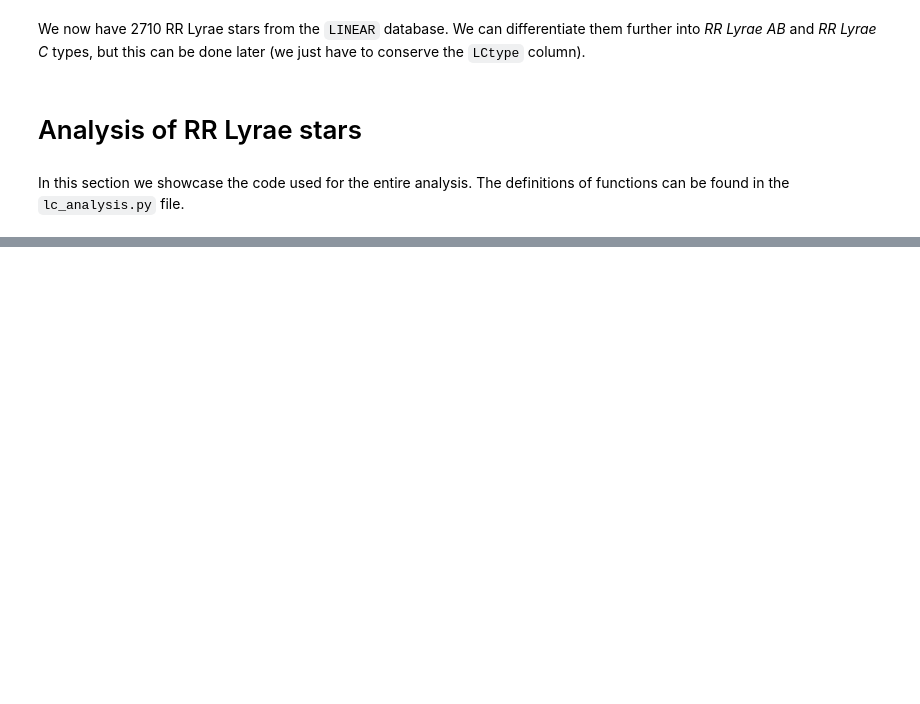
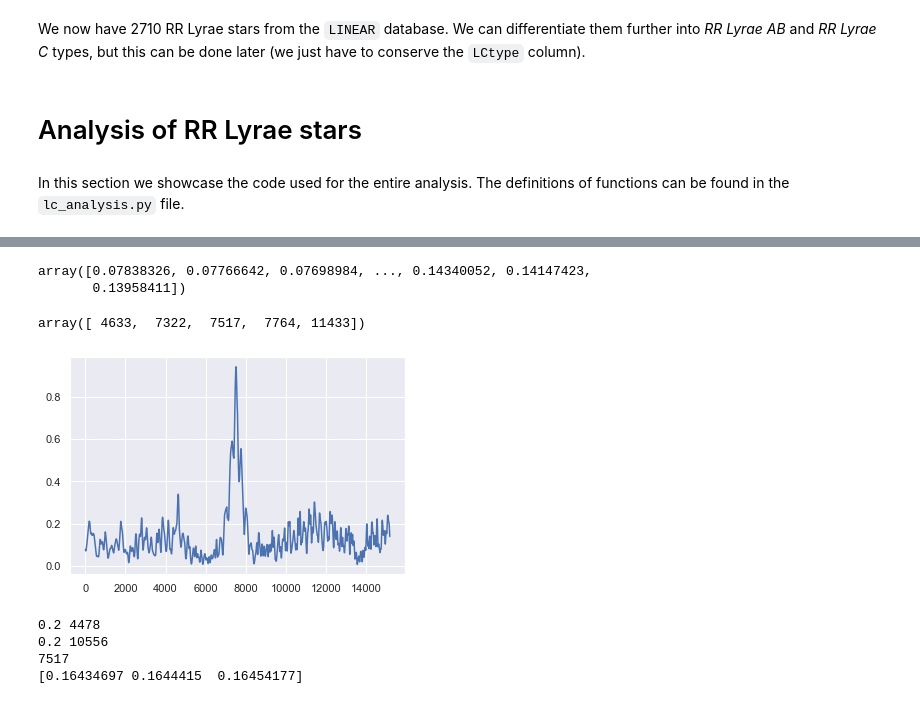
Before and after one commit to emadonev/var_stars, a Jupyter notebook: nbs/03_Analyzing_RR_Lyrae.ipynb, the cells around one changed output, grey strips where cells are left out. Drawn from its saved outputs; the diff is of its cells as text; code cells hidden in the pictures; blank space fills up the shorter version.

```diff
--- a/nbs/03_Analyzing_RR_Lyrae.ipynb
+++ b/nbs/03_Analyzing_RR_Lyrae.ipynb
@@ -254,0 +297,42 @@ for n, i in enumerate(tqdm(range(len(Lids)))):
+# %%
+pZ
+# %% [output]
+array([0.07838326, 0.07766642, 0.07698984, ..., 0.14340052, 0.14147423,
+       0.13958411])
+# %%
+peaks, _ = find_peaks(pZ, height=0.3)
+peaks
+# %% [output]
+array([ 4633,  7322,  7517,  7764, 11433])
+# %%
+plt.plot(pZ)
+plt.show()
+# %% [output]
+[figure, added]
+# %%
+a = 0
+perc_xshift = 0.2
+while a != 1:
+    max_peak_x = peaks[np.argmax(pZ[peaks])]
+    min_lim = max_peak_x - int((len(pZ) * perc_xshift))
+    print(perc_xshift, min_lim)
+    max_lim = max_peak_x + int((len(pZ) * perc_xshift))
+    print(perc_xshift, max_lim)
+    p = pZ[min_lim:max_lim]
+
+    if any(p) == False:
+        perc_xshift -= 0.05
+        print('Decrease shift')
+    elif len(p) == 1:
+        perc_xshift += 0.05
+        print('Increase shift')
+    else:
+        a = 1
+
+print(max_peak_x)
+print(p[:3])
+# %% [output]
+0.2 4478
+0.2 10556
+7517
+[0.16434697 0.1644415  0.16454177]
```
Also changed, not shown: parts of 27 cells of this notebook, 2 other files.
